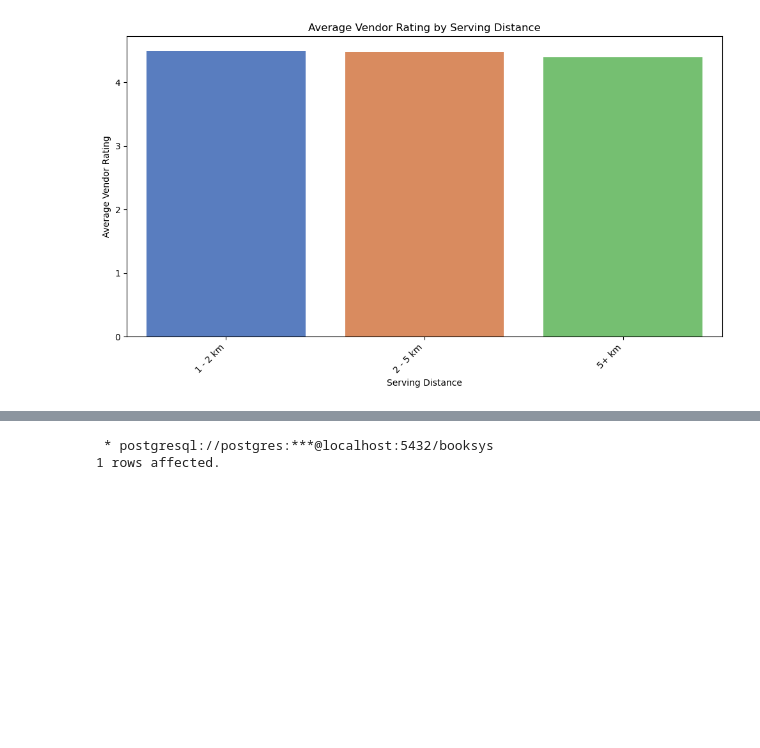
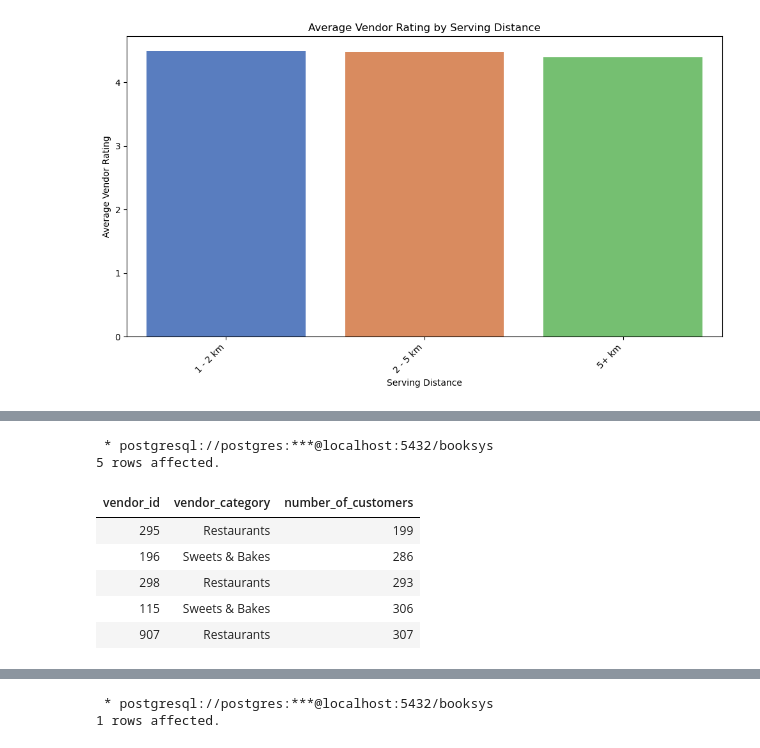
Before and after one commit to The-DigitalAcademy/Restaurant_Recommendation, a Jupyter notebook: RestaurantSQL.ipynb, the cells around one changed output, grey strips where cells are left out. Saved outputs shown, nothing was run; the diff lists cells and outputs as text; code cells hidden in the pictures; blank space fills up the shorter version.

```diff
--- a/RestaurantSQL.ipynb
+++ b/RestaurantSQL.ipynb
@@ -705,0 +751,29 @@ plt.show()
+# %%
+%%sql
+SELECT
+    sub.vendor_id,
+    sub.vendor_category,
+    sub.number_of_customers
+FROM (
+    SELECT
+        "vendor_id",
+        "vendor_category_en" AS vendor_category,
+        COUNT(DISTINCT "CID X LOC_NUM X VENDOR") AS number_of_customers
+    FROM
+        "Restuarant_df"
+    GROUP BY
+        "vendor_id",
+        "vendor_category_en"
+    ORDER BY
+        COUNT(DISTINCT "CID X LOC_NUM X VENDOR") ASC
+        limit 5
+) AS sub;
+# %% [output]
+ * postgresql://postgres:***@localhost:5432/booksys
+5 rows affected.
+| vendor_id | vendor_category | number_of_customers |
+| 295 | Restaurants | 199 |
+| 196 | Sweets & Bakes | 286 |
+| 298 | Restaurants | 293 |
+| 115 | Sweets & Bakes | 306 |
+| 907 | Restaurants | 307 |
```
Also changed, not shown: parts of 7 cells of this notebook.
